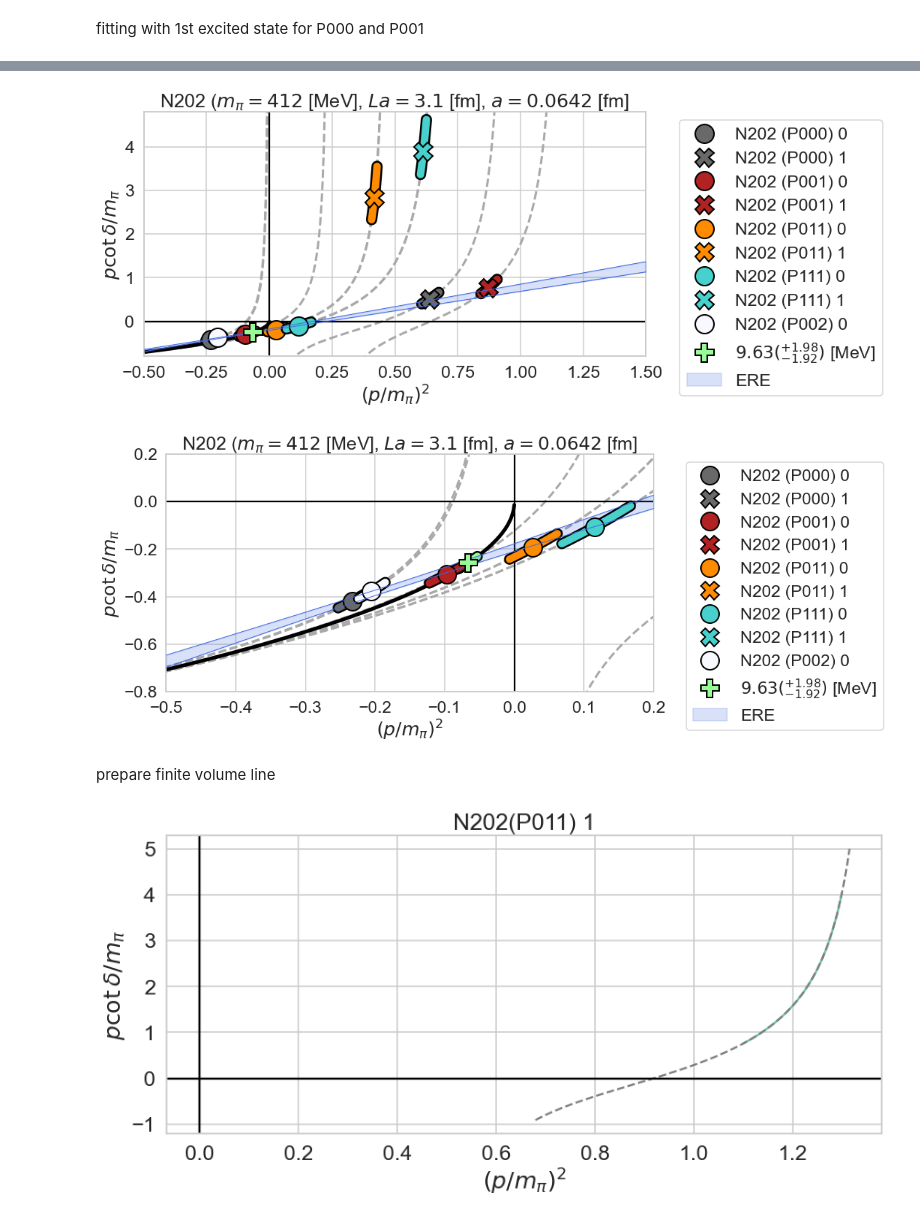
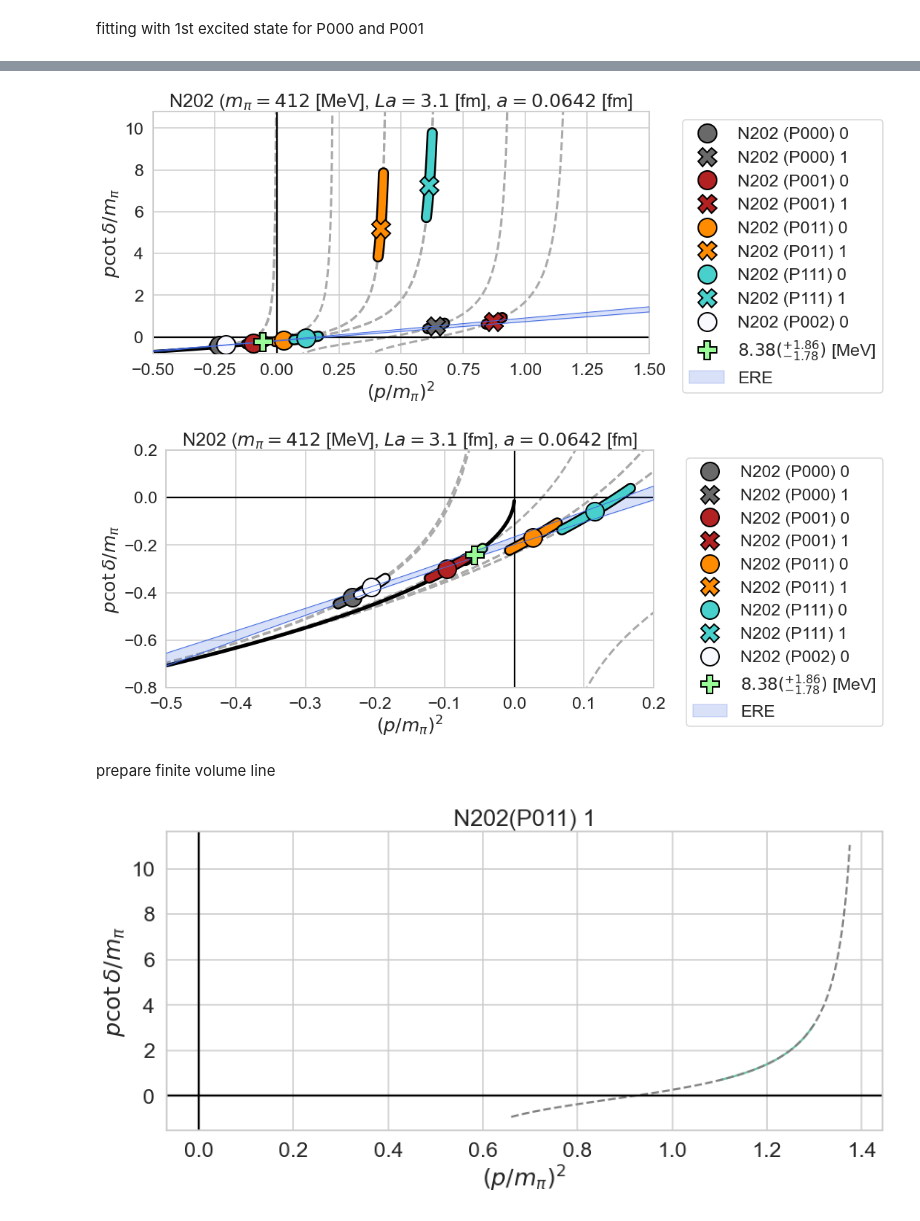
Before and after one commit to tkmiriya/weakly_bound_h, a Jupyter notebook: notebook/first_excited_state_test.ipynb, the cells around one changed output, grey strips where cells are left out. Cells and saved outputs as stored; diff of their text form; code cells hidden in the pictures.

```diff
--- a/notebook/first_excited_state_test.ipynb
+++ b/notebook/first_excited_state_test.ipynb
@@ -123,6 +123,6 @@ def plot_p2_vs_pcot(label, xlim, ylim):
 for convenience, we consider N202 ensemble
 # %%
 label = 'N202'
-xlim, ylim = (-0.5, 2.5), (-0.8, 4.8)
+xlim, ylim = (-0.5, 2.5), (-0.8, 10.8)
 plot_p2_vs_pcot(label, xlim, ylim)
 # %% [output]
@@ -224,5 +224,5 @@ def ERE_fit_and_plot_params(a0inv_lim, reff_lim, mesh_num=100, fit_key_list=fit_
     fig.savefig(f'../figs/first_excited_state/{label}_ERE_param_with_P000_1_P001_1.png', bbox_inches='tight')
     return chisq_ere, (k2ast_av, k2ast_lower, k2ast_upper), (BE_av, BE_lower, BE_upper)
 # %%
-chisq_ere, k2ast_vals, BE_vals = ERE_fit_and_plot_params((-0.22,-0.17), (1.7, 2.1))
+chisq_ere, k2ast_vals, BE_vals = ERE_fit_and_plot_params((-0.20,-0.15), (1.8, 2.2))
 # %% [output]
@@ -286,15 +286,15 @@ def plot_k2_vs_kcot_with_ERE(xlim, ylim, chisq_ere, k2ast_vals, BE_vals, label='
           title=rf'{label} ($m_\pi = {pion_mass_dic.get(label)}$ [MeV], $La = {L_fm_dic.get(label)}$ [fm], $a = {lat_unit_dic.get(label)}$ [fm]')
     fig.savefig(f'../figs/first_excited_state/{label}_p2_vs_pcot_with_ERE{suffix}.png', bbox_inches='tight')
 # %%
-plot_k2_vs_kcot_with_ERE(xlim=(-0.5,1.5), ylim=(-0.8,4.8), chisq_ere=chisq_ere, k2ast_vals=k2ast_vals, BE_vals=BE_vals,
+plot_k2_vs_kcot_with_ERE(xlim=(-0.5,1.5), ylim=(-0.8, 10.8), chisq_ere=chisq_ere, k2ast_vals=k2ast_vals, BE_vals=BE_vals,
                         suffix='')
 # %% [output]
-[figure, old version]
+[figure, new version]
 # %%
 plot_k2_vs_kcot_with_ERE(xlim=(-0.5,0.2), ylim=(-0.8,0.2), chisq_ere=chisq_ere, k2ast_vals=k2ast_vals, BE_vals=BE_vals,
                         suffix='_neg')
 # %% [output]
-[figure, old version]
+[figure, new version]
 # %%
 class LD_imag(object):
     def __init__(self, label, frame, level, k2mpi2, k2mpi2_min, k2mpi2_max):
@@ -357,7 +357,7 @@ frame = 'P011'
 level = 1
 ld = LD_imag(label, frame, level, 1.2, 1.1, 1.3)
 
-ld.generate_reference_line((0.5, 1.4), (-0.9, 4.7))
+ld.generate_reference_line((0.5, 1.4), (-0.9, 10.8))
 
 fig, ax = plt.subplots()
 
@@ -370,7 +370,7 @@ ax.set(xlabel=r'$(p/m_\pi)^2$', ylabel=r'$p\cot\delta/m_\pi$', title=f'{label}({
 
 ld_imag_dic[(label, frame, level)] = ld
 # %% [output]
-[figure, old version]
+[figure, new version]
 # %%
 label = 'N202'
 frame = 'P111'
```
Also changed, not shown: parts of 10 cells of this notebook, 5 other files.
